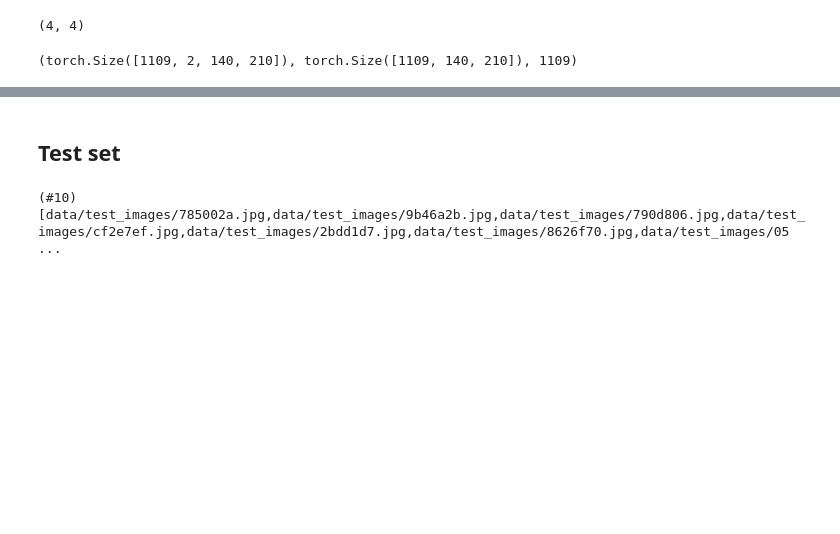
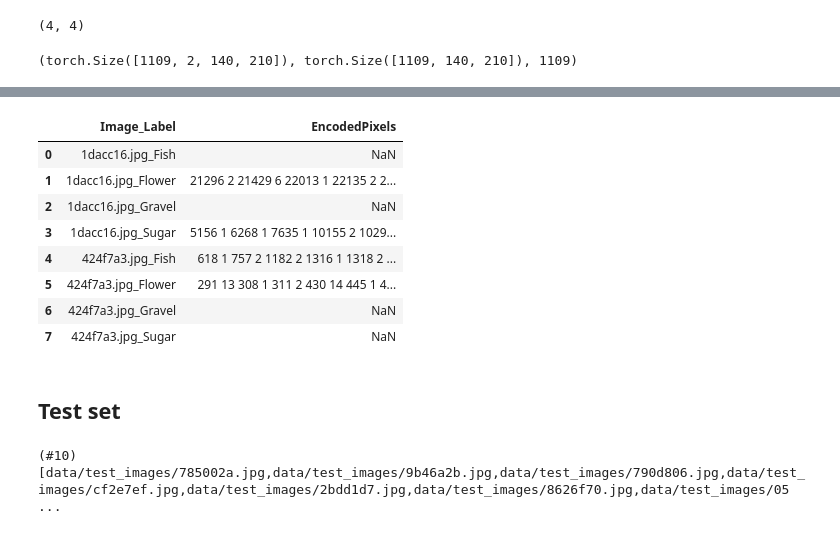
Before and after one commit to qAp/kgl_clouds, a Jupyter notebook: multicloudtype-gcp.ipynb, the cells around one changed output, grey strips where cells are left out. Saved outputs shown, nothing was run; the diff lists cells and outputs as text; code cells hidden in the pictures; blank space fills up the shorter version.

```diff
--- a/multicloudtype-gcp.ipynb
+++ b/multicloudtype-gcp.ipynb
@@ -638,3 +670,15 @@ fig, axs = show_image_pred_targ(learn, predmasks, targs, idx=23)
+# %%
+pd.read_csv('valid_testsubmit.csv')
+# %% [output]
+|  | Image_Label | EncodedPixels |
+| 0 | 1dacc16.jpg_Fish | NaN |
+| 1 | 1dacc16.jpg_Flower | 21296 2 21429 6 22013 1 22135 2 2... |
+| 2 | 1dacc16.jpg_Gravel | NaN |
+| 3 | 1dacc16.jpg_Sugar | 5156 1 6268 1 7635 1 10155 2 1029... |
+| 4 | 424f7a3.jpg_Fish | 618 1 757 2 1182 2 1316 1 1318 2 ... |
+| 5 | 424f7a3.jpg_Flower | 291 13 308 1 311 2 430 14 445 1 4... |
+| 6 | 424f7a3.jpg_Gravel | NaN |
+| 7 | 424f7a3.jpg_Sugar | NaN |
 # %% [markdown]
 ## Test set
 # %%
```
Also changed, not shown: parts of 19 cells of this notebook.
